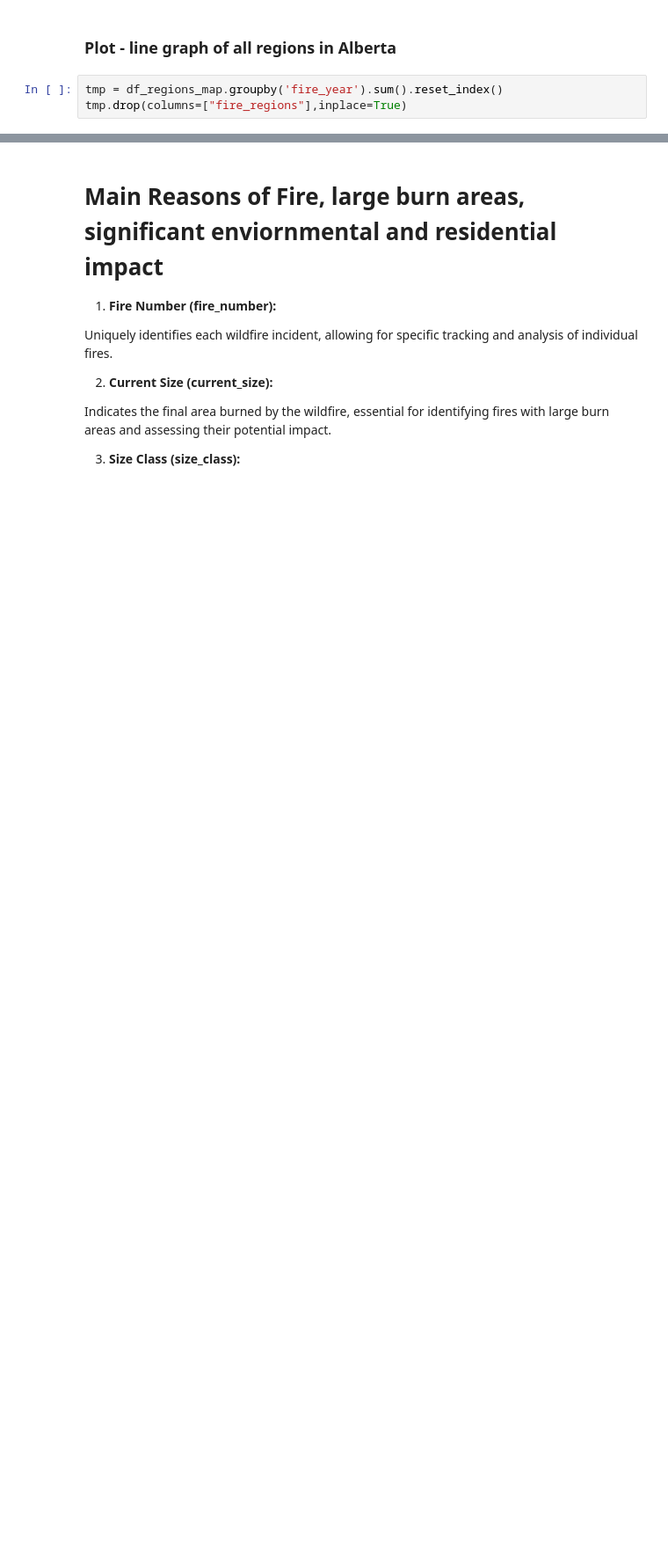
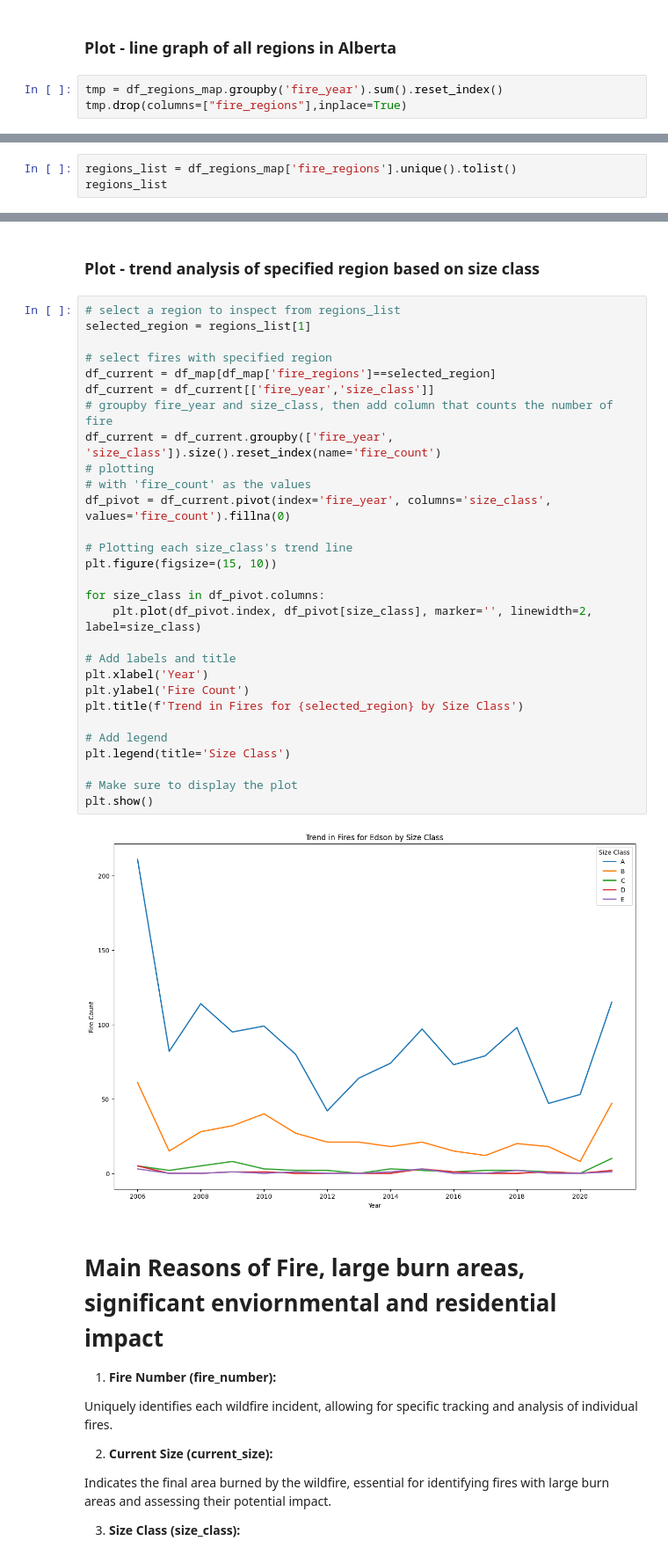
Before and after one commit to paulpark6/WildFire, a Jupyter notebook: wf_DA2.ipynb, the cells around one changed output, grey strips where cells are left out. Shown: that part at 88% size. Cells and saved outputs as stored; diff of their text form; blank space fills up the shorter version.

```diff
--- a/wf_DA2.ipynb
+++ b/wf_DA2.ipynb
@@ -239,0 +217,3 @@ Text(0.5, 1.0, 'Trend in Fires by Region')
+# %%
+regions_list = df_regions_map['fire_regions'].unique().tolist()
+regions_list
@@ -240,3 +275,36 @@ Text(0.5, 1.0, 'Trend in Fires by Region')
+# %% [markdown]
+### Plot - trend analysis of specified region based on size class
+# %%
+# select a region to inspect from regions_list
+selected_region = regions_list[1]
+
+# select fires with specified region
+df_current = df_map[df_map['fire_regions']==selected_region]
+df_current = df_current[['fire_year','size_class']]
+# groupby fire_year and size_class, then add column that counts the number of fire
+df_current = df_current.groupby(['fire_year', 'size_class']).size().reset_index(name='fire_count')
+# plotting
+# with 'fire_count' as the values
+df_pivot = df_current.pivot(index='fire_year', columns='size_class', values='fire_count').fillna(0)
+
+# Plotting each size_class's trend line
+plt.figure(figsize=(15, 10))
+
+for size_class in df_pivot.columns:
+    plt.plot(df_pivot.index, df_pivot[size_class], marker='', linewidth=2, label=size_class)
+
+# Add labels and title
+plt.xlabel('Year')
+plt.ylabel('Fire Count')
+plt.title(f'Trend in Fires for {selected_region} by Size Class')
+
+# Add legend
+plt.legend(title='Size Class')
+
+# Make sure to display the plot
+plt.show()
+# %% [output]
+[figure, added]
 # %% [markdown]
 # Main Reasons of Fire, large burn areas, significant enviornmental and residential impact
 
```
Also changed, not shown: parts of 8 cells of this notebook.
